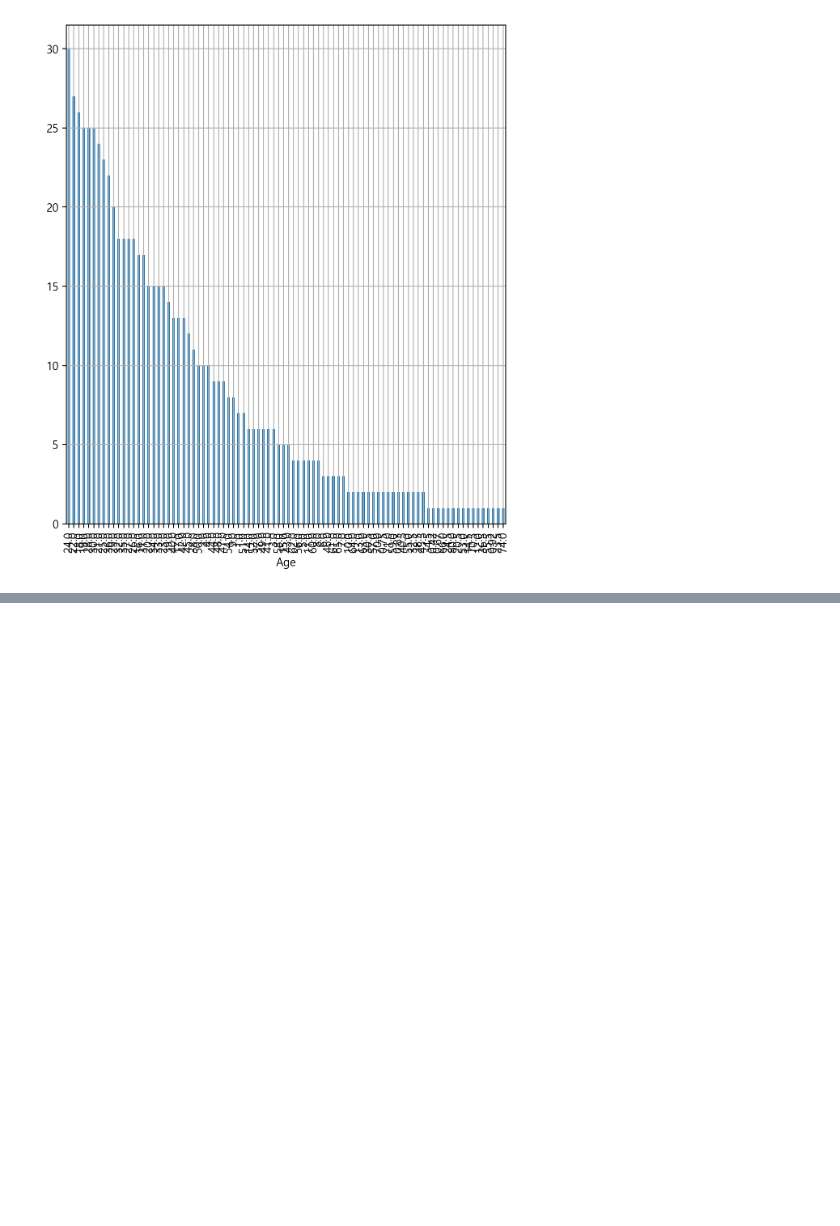
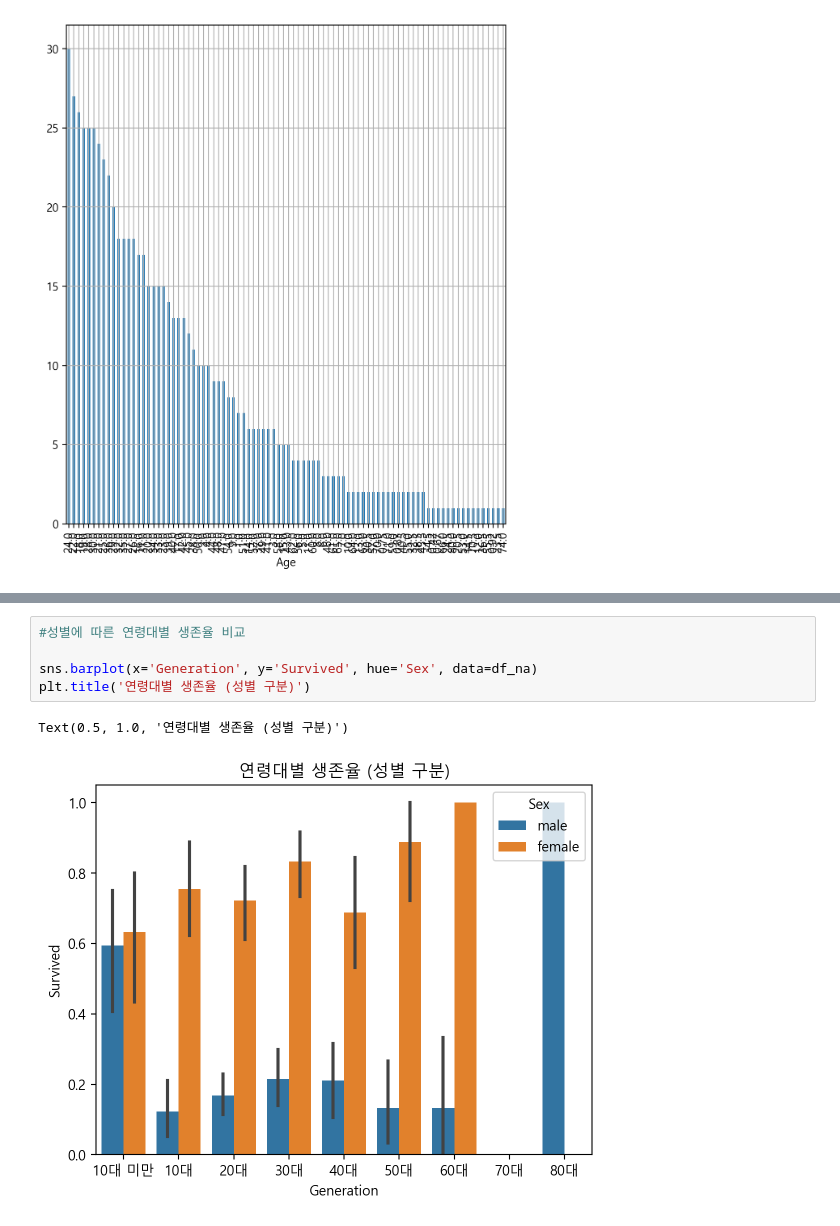
Before and after one commit to TAYKang1008/BAF-17-FRESH-Edu, a Jupyter notebook: 17기_신입교육세션_과제2_강태희.ipynb, the cells around one changed output, grey strips where cells are left out. Saved outputs shown, nothing was run; the diff lists cells and outputs as text; blank space fills up the shorter version.

```diff
--- a/17기_신입교육세션_과제2_강태희.ipynb
+++ b/17기_신입교육세션_과제2_강태희.ipynb
@@ -289,0 +405,8 @@ Age 변수에서 결측값 제외시킨 후 나이별 생존율 분석해보기
+# %%
+#성별에 따른 연령대별 생존율 비교
+
+sns.barplot(x='Generation', y='Survived', hue='Sex', data=df_na)
+plt.title('연령대별 생존율 (성별 구분)')
+# %% [output]
+Text(0.5, 1.0, '연령대별 생존율 (성별 구분)')
+[figure, added]
```
Also changed, not shown: parts of 19 cells of this notebook.
